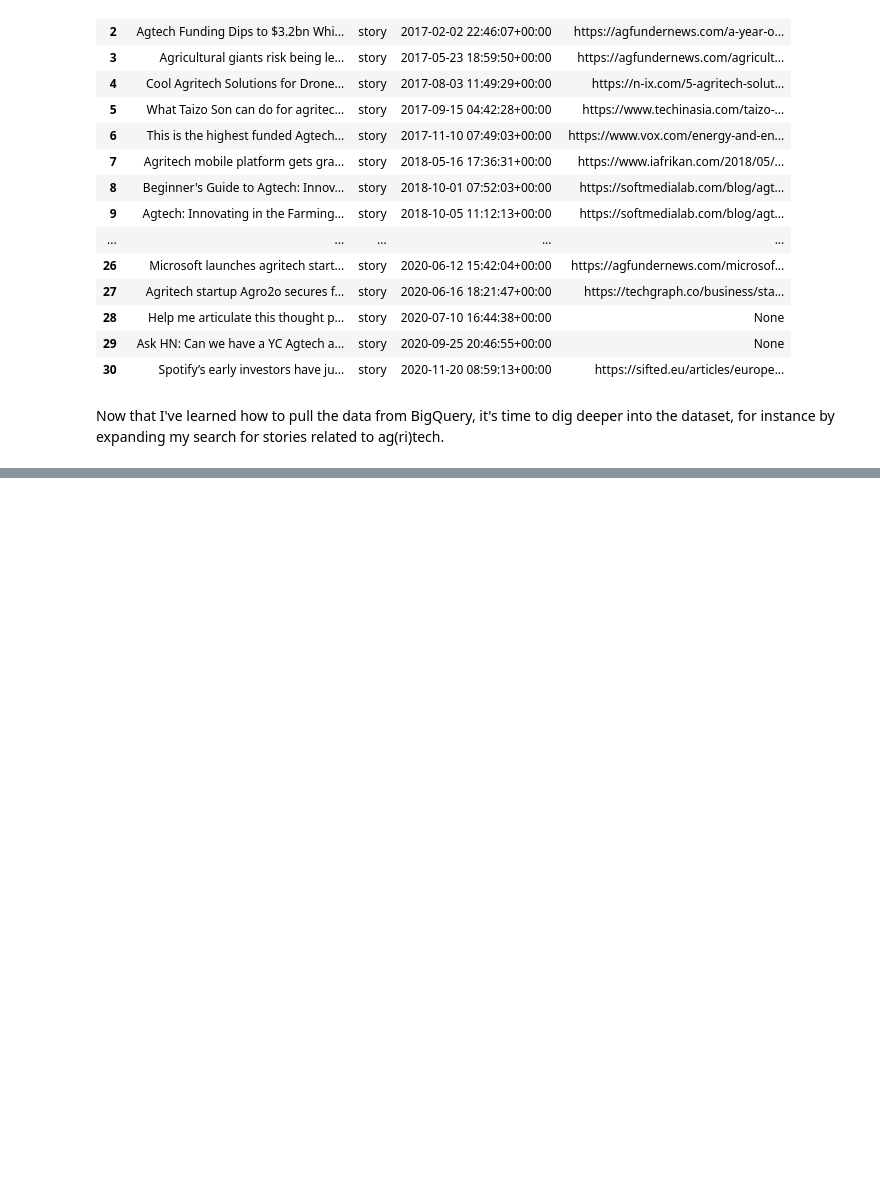
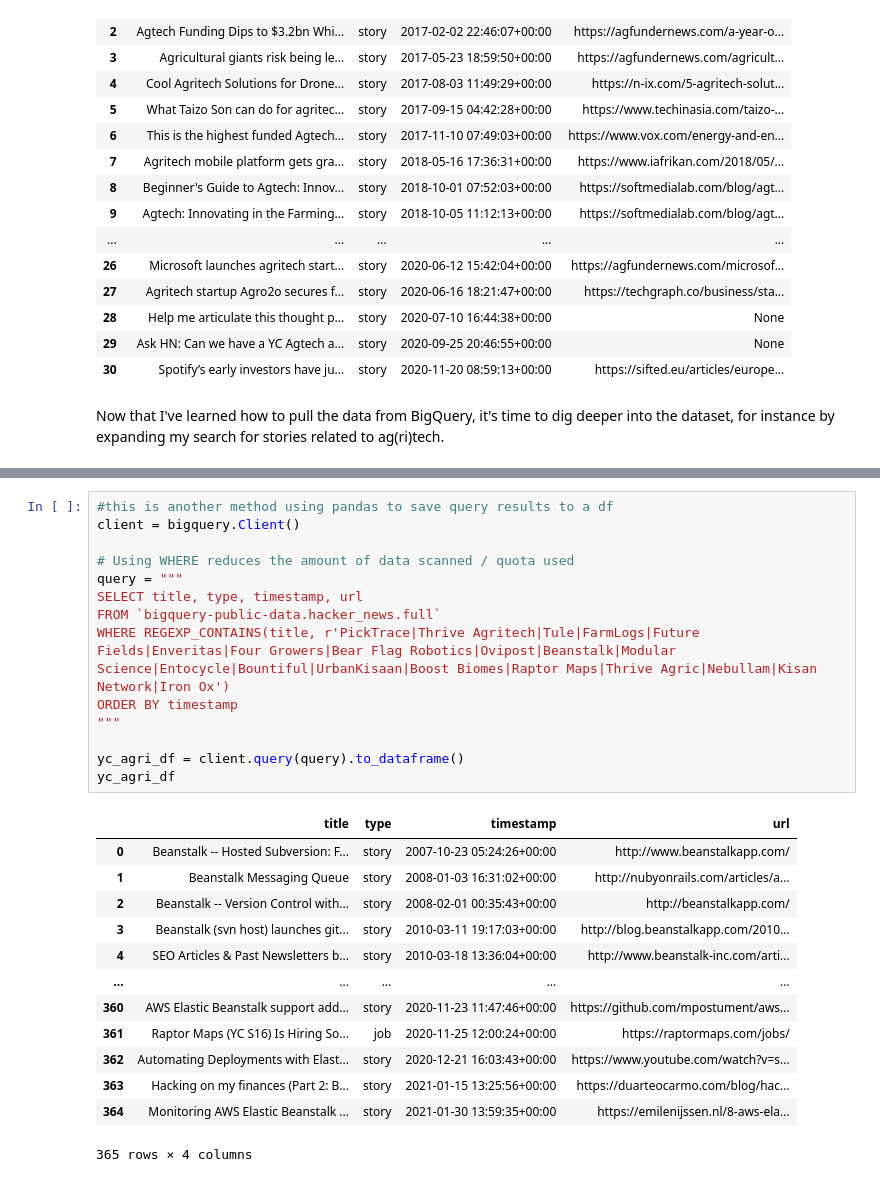
Before and after one commit to fangningtan/hackernews-agtech, a Jupyter notebook: bigquery_test.ipynb, the cells around one changed output, grey strips where cells are left out. Drawn from its saved outputs; the diff is of its cells as text; blank space fills up the shorter version.

```diff
--- a/bigquery_test.ipynb
+++ b/bigquery_test.ipynb
@@ -104,0 +215,28 @@ Now that I've learned how to pull the data from BigQuery, it's time to dig deepe
+# %%
+#this is another method using pandas to save query results to a df
+client = bigquery.Client()
+
+# Using WHERE reduces the amount of data scanned / quota used
+query = """
+SELECT title, type, timestamp, url
+FROM `bigquery-public-data.hacker_news.full`
+WHERE REGEXP_CONTAINS(title, r'PickTrace|Thrive Agritech|Tule|FarmLogs|Future Fields|Enveritas|Four Growers|Bear Flag Robotics|Ovipost|Beanstalk|Modular Science|Entocycle|Bountiful|UrbanKisaan|Boost Biomes|Raptor Maps|Thrive Agric|Nebullam|Kisan Network|Iron Ox')
+ORDER BY timestamp
+"""
+
+yc_agri_df = client.query(query).to_dataframe()
+yc_agri_df
+# %% [output]
+|  | title | type | timestamp | url |
+| 0 | Beanstalk -- Hosted Subversion: F... | story | 2007-10-23 05:24:26+00:00 | http://www.beanstalkapp.com/ |
+| 1 | Beanstalk Messaging Queue | story | 2008-01-03 16:31:02+00:00 | http://nubyonrails.com/articles/a... |
+| 2 | Beanstalk -- Version Control with... | story | 2008-02-01 00:35:43+00:00 | http://beanstalkapp.com/ |
+| 3 | Beanstalk (svn host) launches git... | story | 2010-03-11 19:17:03+00:00 | http://blog.beanstalkapp.com/2010... |
+| 4 | SEO Articles & Past Newsletters b... | story | 2010-03-18 13:36:04+00:00 | http://www.beanstalk-inc.com/arti... |
+| ... | ... | ... | ... | ... |
+| 360 | AWS Elastic Beanstalk support add... | story | 2020-11-23 11:47:46+00:00 | https://github.com/mpostument/aws... |
+| 361 | Raptor Maps (YC S16) Is Hiring So... | job | 2020-11-25 12:00:24+00:00 | https://raptormaps.com/jobs/ |
+| 362 | Automating Deployments with Elast... | story | 2020-12-21 16:03:43+00:00 | https://www.youtube.com/watch?v=s... |
+| 363 | Hacking on my finances (Part 2: B... | story | 2021-01-15 13:25:56+00:00 | https://duarteocarmo.com/blog/hac... |
+| 364 | Monitoring AWS Elastic Beanstalk ... | story | 2021-01-30 13:59:35+00:00 | https://emilenijssen.nl/8-aws-ela... |
+365 rows × 4 columns
```
Also changed, not shown: parts of 25 cells of this notebook.
